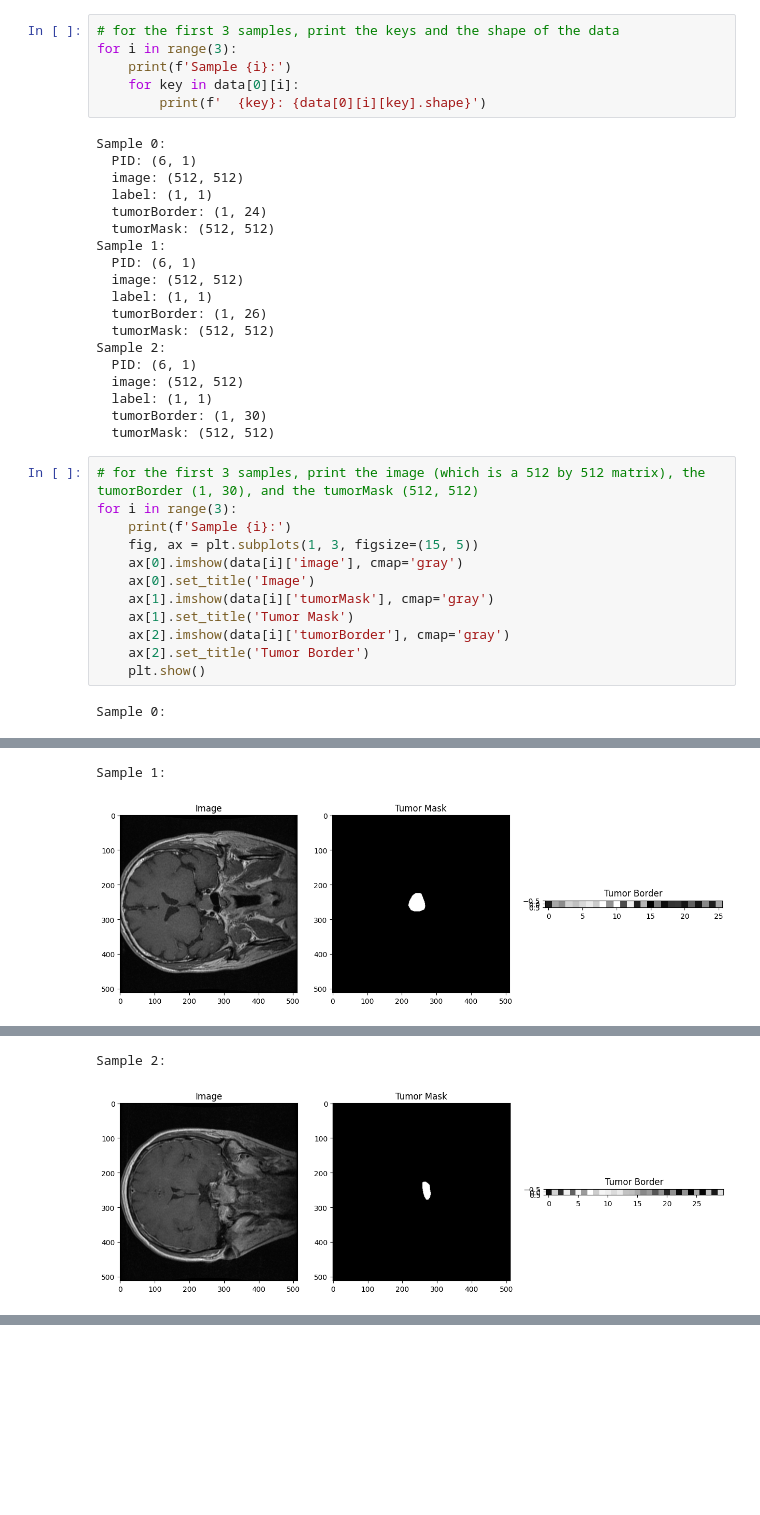
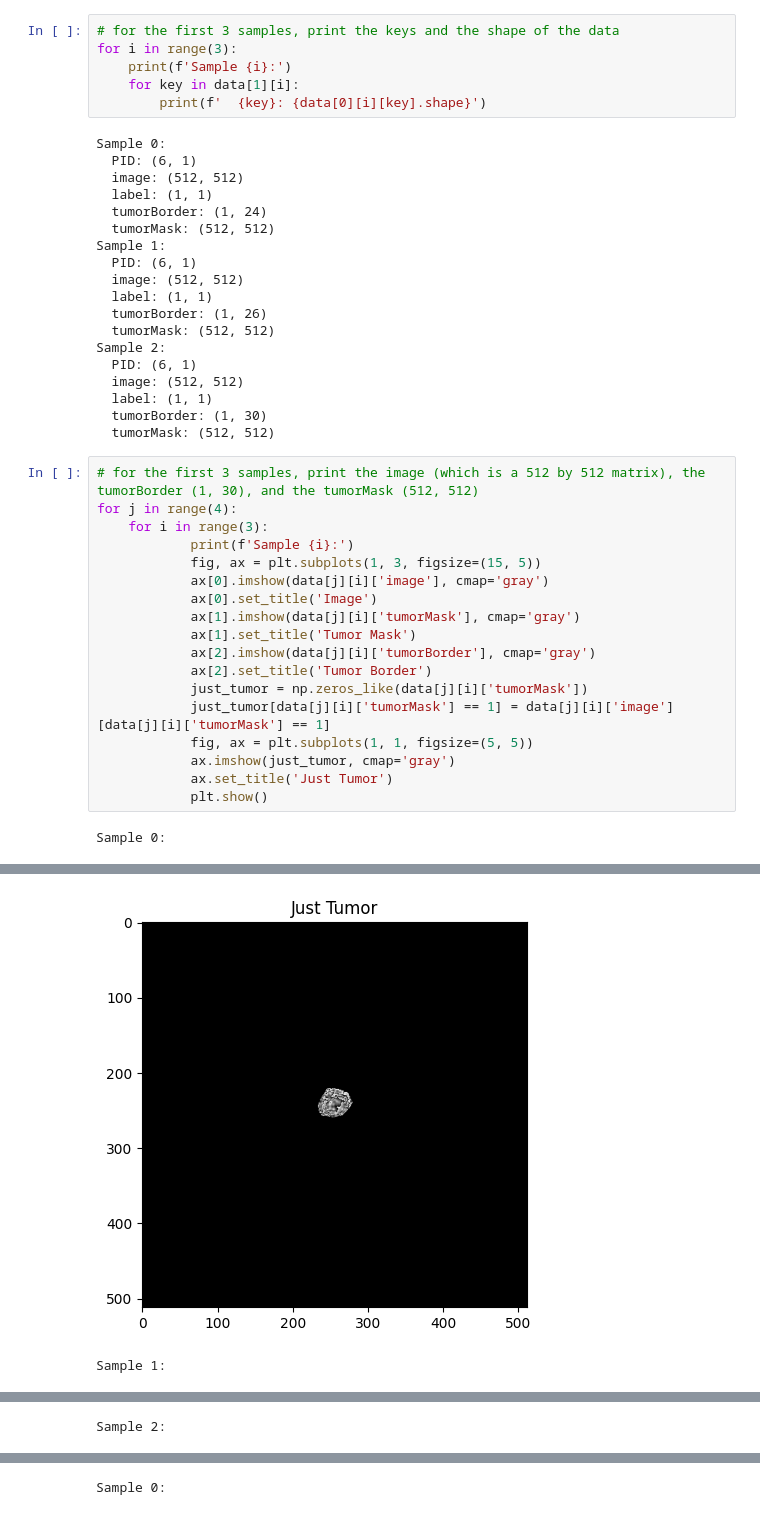
Before and after one commit to Arvind-t33/Brain_Tumor_Classifier, a Jupyter notebook: data_preprocess.ipynb, the cells around one changed output, grey strips where cells are left out. Cells and saved outputs as stored; diff of their text form; blank space fills up the shorter version.

Commit message:
greatly improved and simplified code to derive Just Tumor

```diff
--- a/data_preprocess.ipynb
+++ b/data_preprocess.ipynb
@@ -64,7 +68,7 @@ Number of samples: 3064
 # for the first 3 samples, print the keys and the shape of the data
 for i in range(3):
     print(f'Sample {i}:')
-    for key in data[0][i]:
+    for key in data[1][i]:
         print(f'  {key}: {data[0][i][key].shape}')
 # %% [output]
 Sample 0:
@@ -87,18 +91,24 @@ Sample 2:
   tumorMask: (512, 512)
 # %%
 # for the first 3 samples, print the image (which is a 512 by 512 matrix), the tumorBorder (1, 30), and the tumorMask (512, 512)
-for i in range(3):
-    print(f'Sample {i}:')
-    fig, ax = plt.subplots(1, 3, figsize=(15, 5))
-    ax[0].imshow(data[i]['image'], cmap='gray')
-    ax[0].set_title('Image')
-    ax[1].imshow(data[i]['tumorMask'], cmap='gray')
-    ax[1].set_title('Tumor Mask')
-    ax[2].imshow(data[i]['tumorBorder'], cmap='gray')
-    ax[2].set_title('Tumor Border')
-    plt.show()
+for j in range(4):
+    for i in range(3):
+            print(f'Sample {i}:')
+            fig, ax = plt.subplots(1, 3, figsize=(15, 5))
+            ax[0].imshow(data[j][i]['image'], cmap='gray')
+            ax[0].set_title('Image')
+            ax[1].imshow(data[j][i]['tumorMask'], cmap='gray')
+            ax[1].set_title('Tumor Mask')
+            ax[2].imshow(data[j][i]['tumorBorder'], cmap='gray')
+            ax[2].set_title('Tumor Border')
+            just_tumor = np.zeros_like(data[j][i]['tumorMask'])
+            just_tumor[data[j][i]['tumorMask'] == 1] = data[j][i]['image'][data[j][i]['tumorMask'] == 1]
+            fig, ax = plt.subplots(1, 1, figsize=(5, 5))
+            ax.imshow(just_tumor, cmap='gray')
+            ax.set_title('Just Tumor')
+            plt.show()
 # %% [output]
 Sample 0:
 [figure]
+[figure, new version]
 Sample 1:
-[figure, old version]
@@ -105,2 +117 @@ Sample 1:
 Sample 2:
-[figure, old version]
@@ -106,0 +120 @@ Sample 2:
+Sample 0:
```
Also changed, not shown: parts of 2 cells of this notebook.
